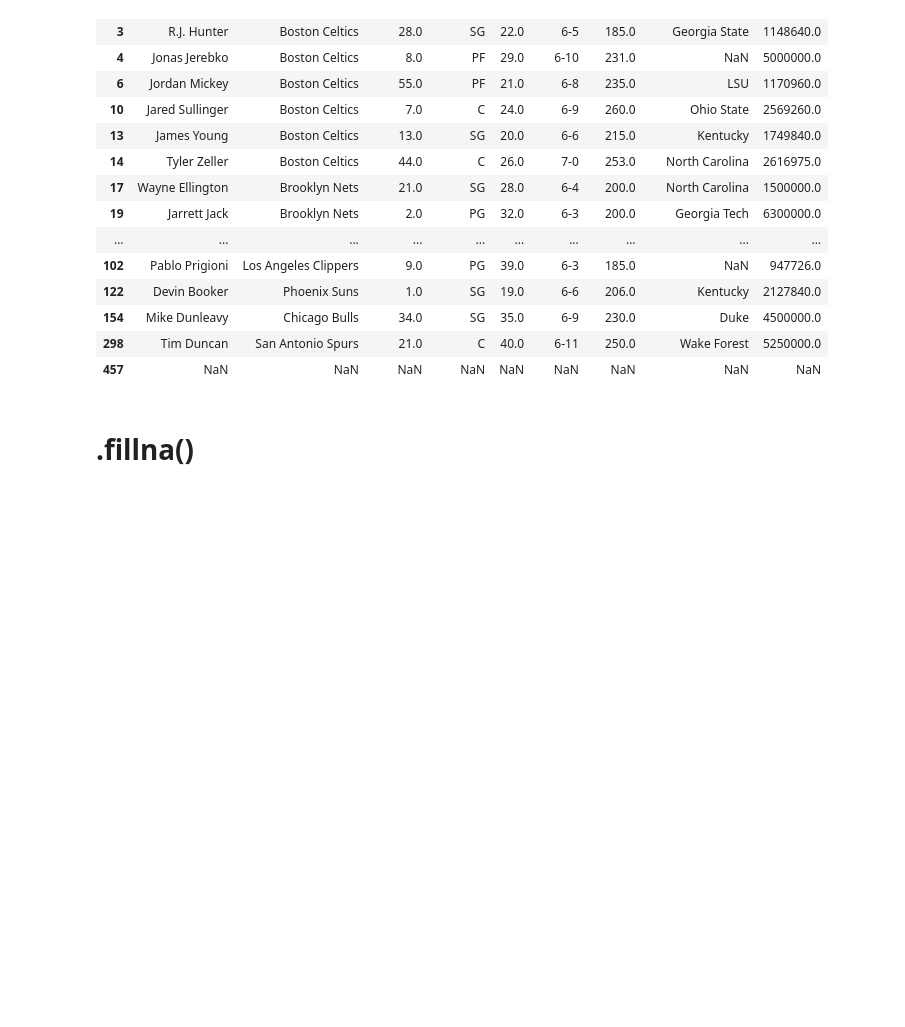
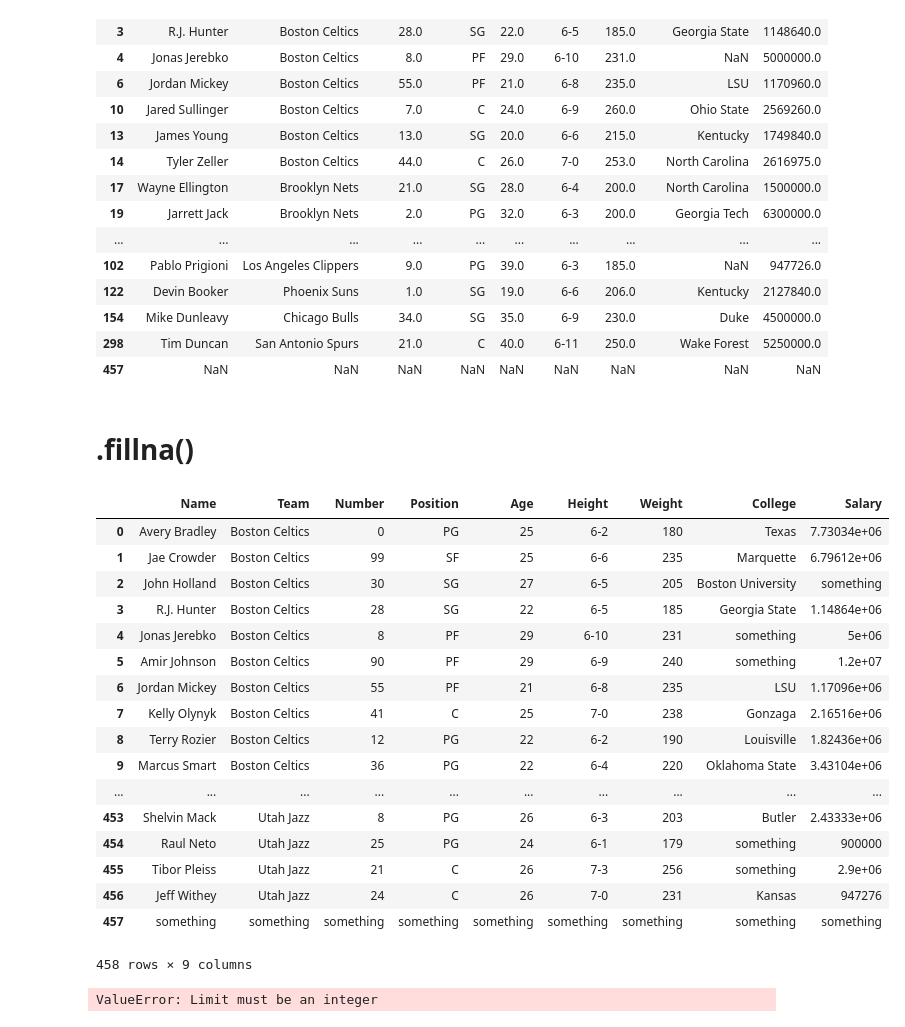
Before and after one commit to chandannaidu/data_analysis, a Jupyter notebook: dataframe1/dataframe1.ipynb, the cells around one changed output. Saved outputs shown, nothing was run; the diff lists cells and outputs as text; code cells hidden in the pictures; blank space fills up the shorter version.

```diff
--- a/dataframe1/dataframe1.ipynb
+++ b/dataframe1/dataframe1.ipynb
@@ -613,3 +613,28 @@ nba.drop_duplicates(subset="Age")
 | 457 | NaN | NaN | NaN | NaN | NaN | NaN | NaN | NaN | NaN |
 # %% [markdown]
 # .fillna()
+# %%
+nba.fillna(value = "something")
+# %% [output]
+|  | Name | Team | Number | Position | Age | Height | Weight | College | Salary |
+| 0 | Avery Bradley | Boston Celtics | 0 | PG | 25 | 6-2 | 180 | Texas | 7.73034e+06 |
+| 1 | Jae Crowder | Boston Celtics | 99 | SF | 25 | 6-6 | 235 | Marquette | 6.79612e+06 |
+| 2 | John Holland | Boston Celtics | 30 | SG | 27 | 6-5 | 205 | Boston University | something |
+| 3 | R.J. Hunter | Boston Celtics | 28 | SG | 22 | 6-5 | 185 | Georgia State | 1.14864e+06 |
+| 4 | Jonas Jerebko | Boston Celtics | 8 | PF | 29 | 6-10 | 231 | something | 5e+06 |
+| 5 | Amir Johnson | Boston Celtics | 90 | PF | 29 | 6-9 | 240 | something | 1.2e+07 |
+| 6 | Jordan Mickey | Boston Celtics | 55 | PF | 21 | 6-8 | 235 | LSU | 1.17096e+06 |
+| 7 | Kelly Olynyk | Boston Celtics | 41 | C | 25 | 7-0 | 238 | Gonzaga | 2.16516e+06 |
+| 8 | Terry Rozier | Boston Celtics | 12 | PG | 22 | 6-2 | 190 | Louisville | 1.82436e+06 |
+| 9 | Marcus Smart | Boston Celtics | 36 | PG | 22 | 6-4 | 220 | Oklahoma State | 3.43104e+06 |
+| ... | ... | ... | ... | ... | ... | ... | ... | ... | ... |
+| 453 | Shelvin Mack | Utah Jazz | 8 | PG | 26 | 6-3 | 203 | Butler | 2.43333e+06 |
+| 454 | Raul Neto | Utah Jazz | 25 | PG | 24 | 6-1 | 179 | something | 900000 |
+| 455 | Tibor Pleiss | Utah Jazz | 21 | C | 26 | 7-3 | 256 | something | 2.9e+06 |
+| 456 | Jeff Withey | Utah Jazz | 24 | C | 26 | 7-0 | 231 | Kansas | 947276 |
+| 457 | something | something | something | something | something | something | something | something | something |
+458 rows × 9 columns
+# %%
+nba.fillna(value = "hello",axis=0, limit=)
+# %% [output]
+ValueError: Limit must be an integer
```
